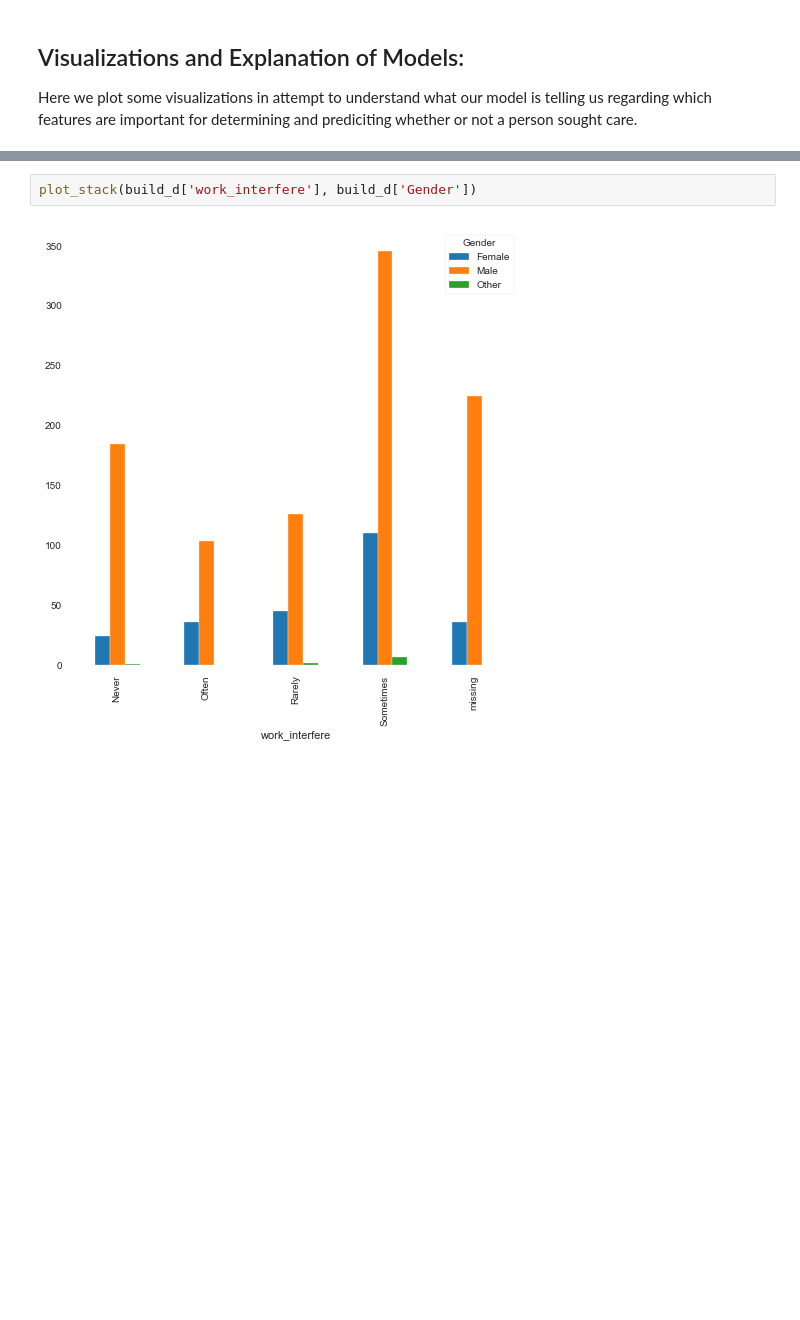
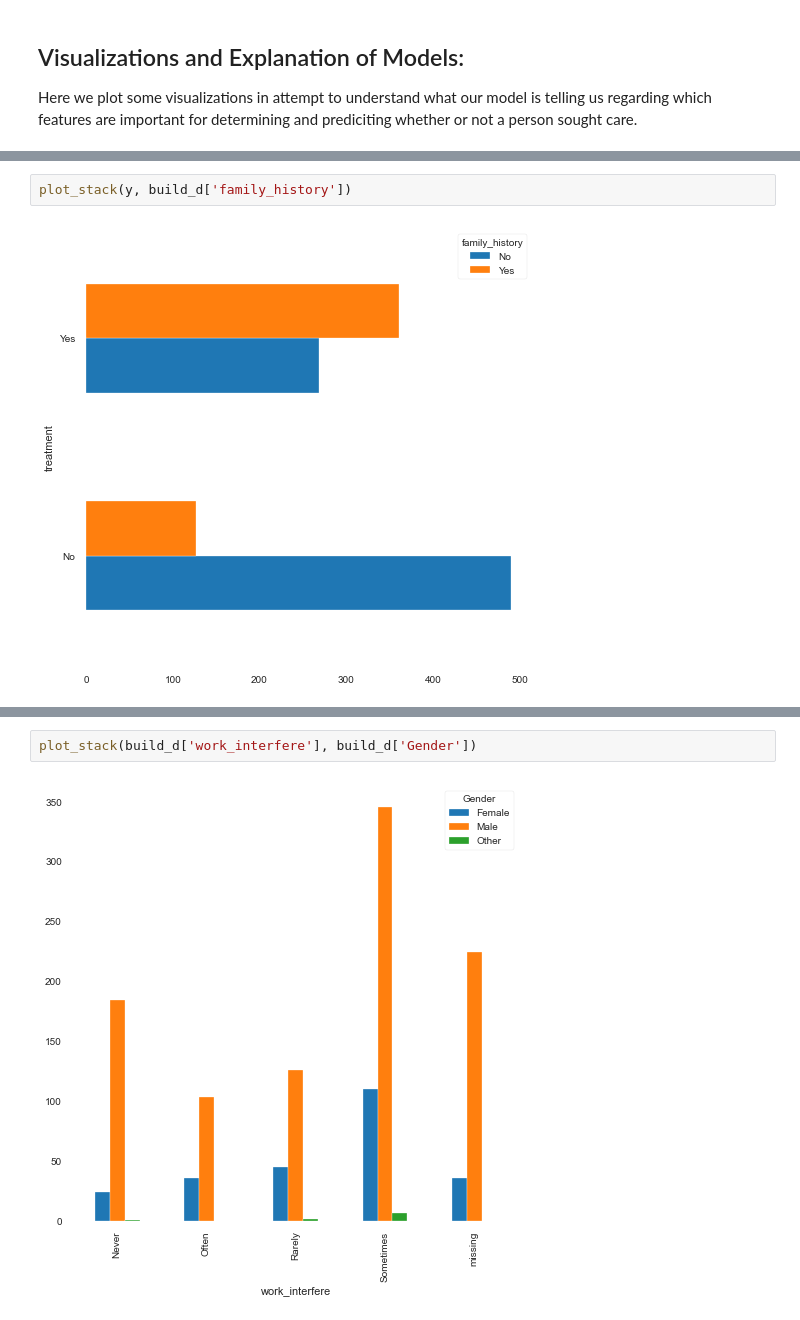
Before and after one commit to rawalk/Build_2, a Jupyter notebook: Build2_FinalNotebook.ipynb, the cells around one changed output, grey strips where cells are left out. Saved outputs shown, nothing was run; the diff lists cells and outputs as text; blank space fills up the shorter version.

```diff
--- a/Build2_FinalNotebook.ipynb
+++ b/Build2_FinalNotebook.ipynb
@@ -323,0 +328,4 @@ def plot_stack(column_1, column_2):
+# %%
+plot_stack(y, build_d['family_history'])
+# %% [output]
+[figure, added]
```
Also changed, not shown: parts of 15 cells of this notebook.
